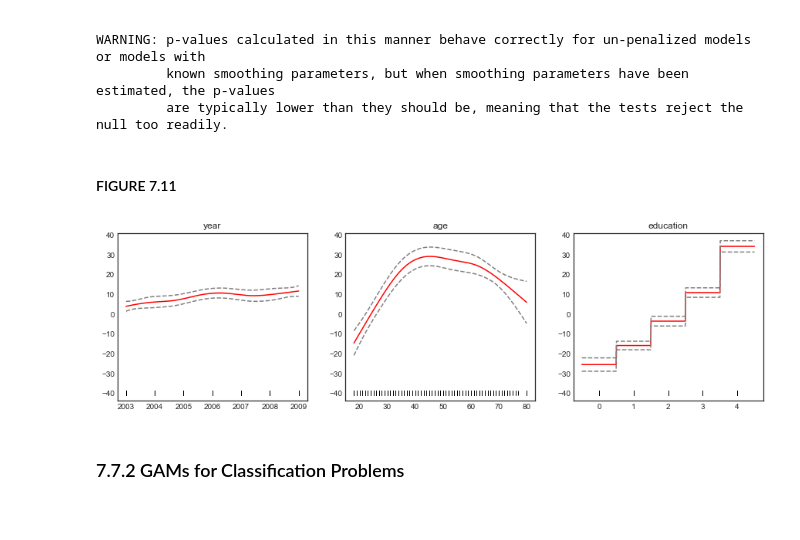
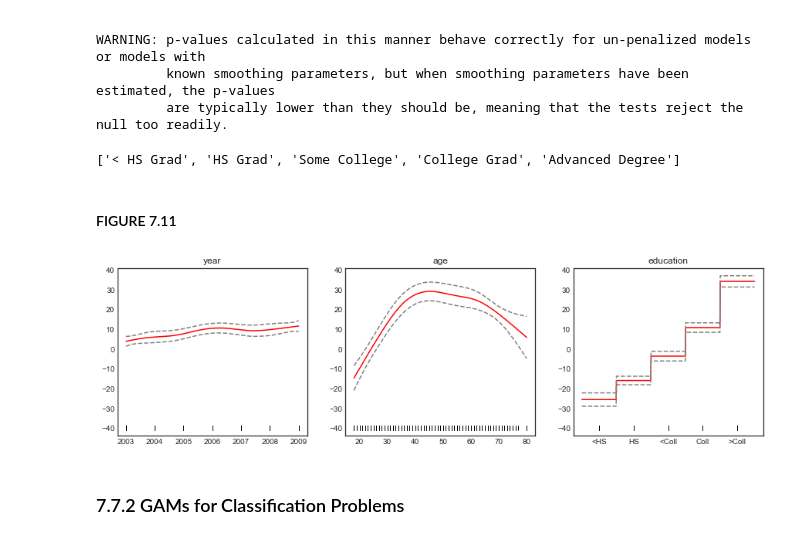
Before and after one commit to pedvide/ISLR_Python, a Jupyter notebook: Chapter7_Moving_Beyond_Linearity.ipynb, the cells around one changed output. Cells and saved outputs as stored; diff of their text form; code cells hidden in the pictures.

Commit message:
improve GAM plots

```diff
--- a/Chapter7_Moving_Beyond_Linearity.ipynb
+++ b/Chapter7_Moving_Beyond_Linearity.ipynb
@@ -505,25 +505,30 @@ Feature Function   Data Type      Num Splines   Spline Order  Linear Fit  Lambda
 WARNING: p-values calculated in this manner behave correctly for un-penalized models or models with
          known smoothing parameters, but when smoothing parameters have been estimated, the p-values
          are typically lower than they should be, meaning that the tests reject the null too readily.
+# %%
+[label for label in df_wage.education.cat.categories]
+# %% [output]
+['< HS Grad', 'HS Grad', 'Some College', 'College Grad', 'Advanced Degree']
 # %% [markdown]
 #### FIGURE 7.11
 # %%
 XX = generate_X_grid(gam)
 fig, axs = plt.subplots(1, len(X.columns), sharey=True, figsize=(15,4))
 titles = X.columns
 for i, ax in enumerate(axs):
     pdep, confi = gam.partial_dependence(XX, feature=i+1, width=.95)
     ax.plot(XX[:, i], pdep, 'r')
     ax.plot(XX[:, i], confi[0][:, 0], c='grey', ls='--')
     ax.plot(XX[:, i], confi[0][:, 1], c='grey', ls='--')
     ax.plot(X.iloc[:,i], np.ones_like(X.iloc[:,i])*(-40), '|', color='k')
     ax.set_title(titles[i])
 
+axs[2].xaxis.set_ticklabels(['', '<HS', 'HS', '<Coll', 'Coll', '>Coll'])
 axs[1].yaxis.set_tick_params(labelleft=True)
 axs[2].yaxis.set_tick_params(labelleft=True)
 plt.show()
 # %% [output]
-[figure, old version]
+[figure, new version]
 # %% [markdown]
 ### 7.7.2 GAMs for Classification Problems
 # %%
```
Also changed, not shown: parts of 3 cells of this notebook.
